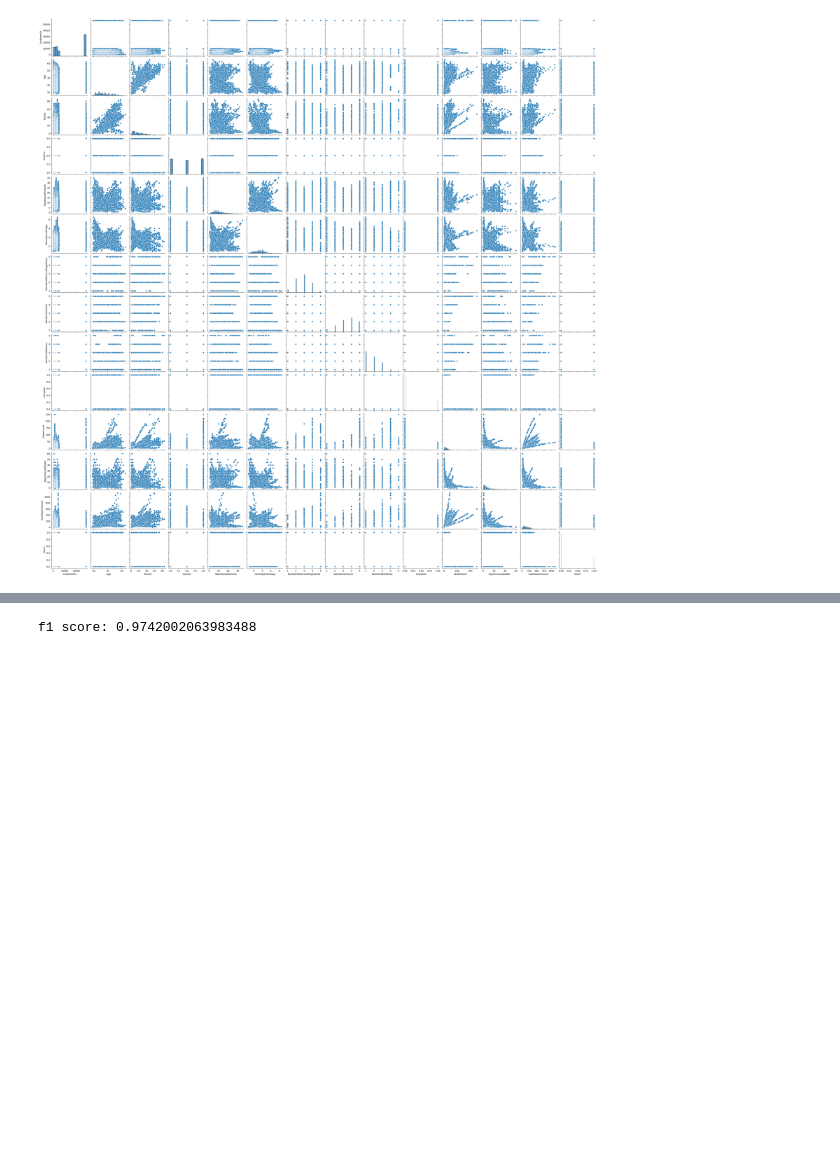
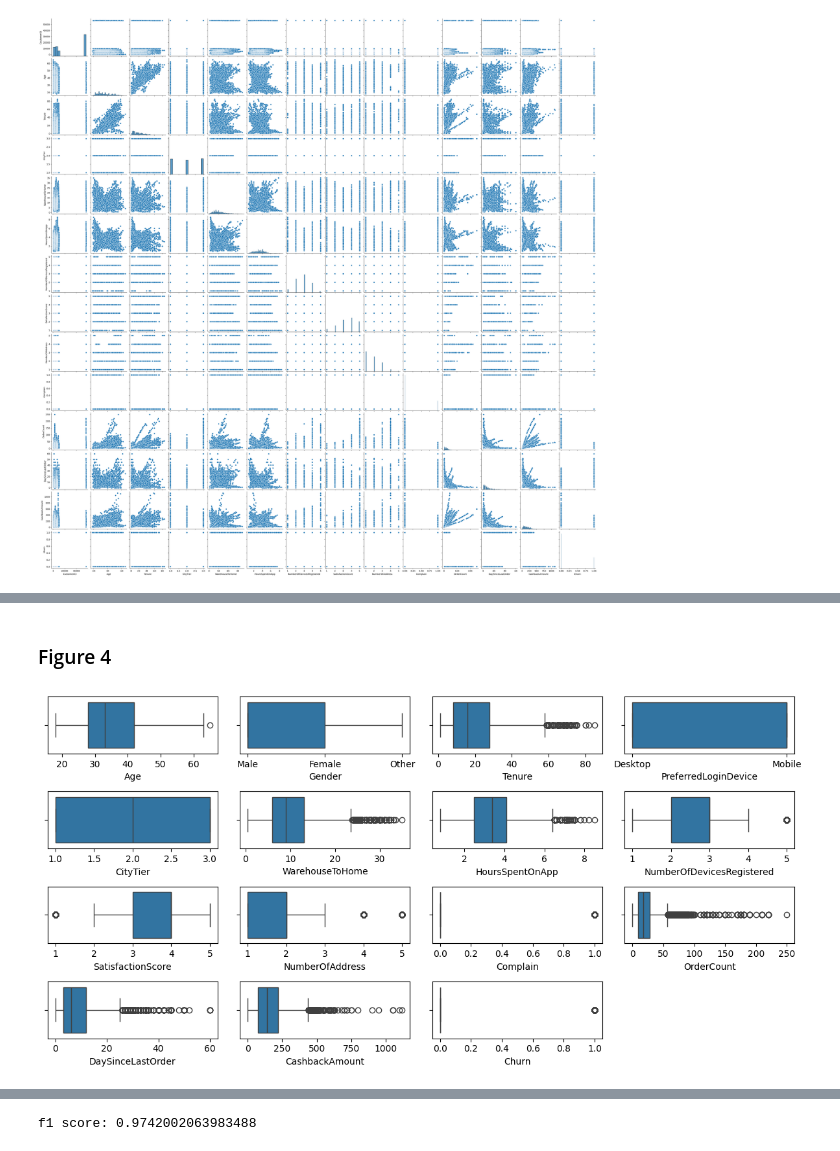
Before and after one commit to ShadekJaramillo/Client-Churning-predictor, a Jupyter notebook: src/explore.ipynb, the cells around one changed output, grey strips where cells are left out. Cells and saved outputs as stored; diff of their text form; code cells hidden in the pictures; blank space fills up the shorter version.

```diff
--- a/src/explore.ipynb
+++ b/src/explore.ipynb
@@ -119,0 +155,22 @@ plt.show()
+# %% [markdown]
+### Figure 4
+# %%
+nplots = len(df.columns)
+
+ncols = 4
+nrows = ceil(nplots/ncols)
+sizein = 3
+
+fig = plt.figure(figsize=(sizein*ncols, sizein*nrows*0.5))
+ax=[]
+
+for i, col in enumerate(df.columns):
+    new_plot = fig.add_subplot(nrows, ncols, i+1)
+    ax.append(new_plot)
+
+    sns.boxplot(df, x=col, ax=ax[i])
+
+plt.tight_layout()
+plt.show()
+# %% [output]
+[figure, added]
```
Also changed, not shown: parts of 18 cells of this notebook.
